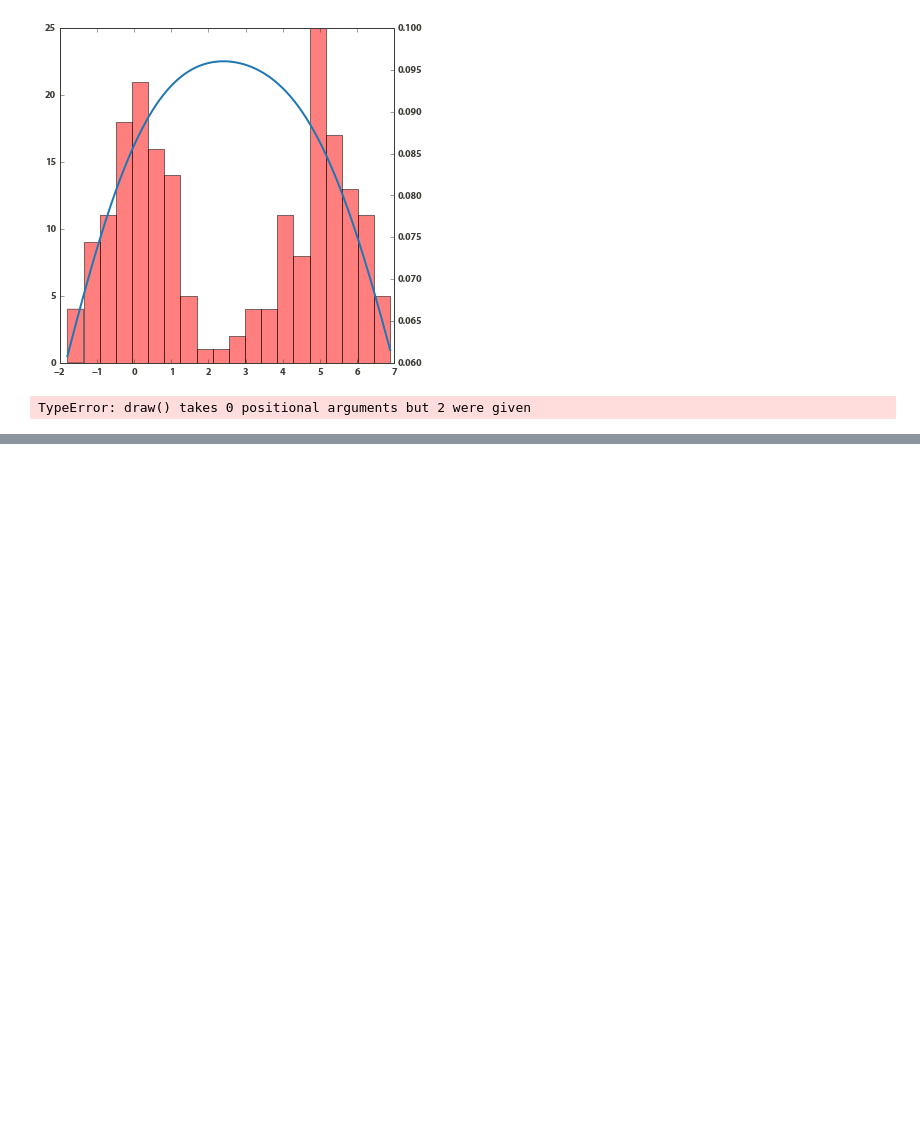
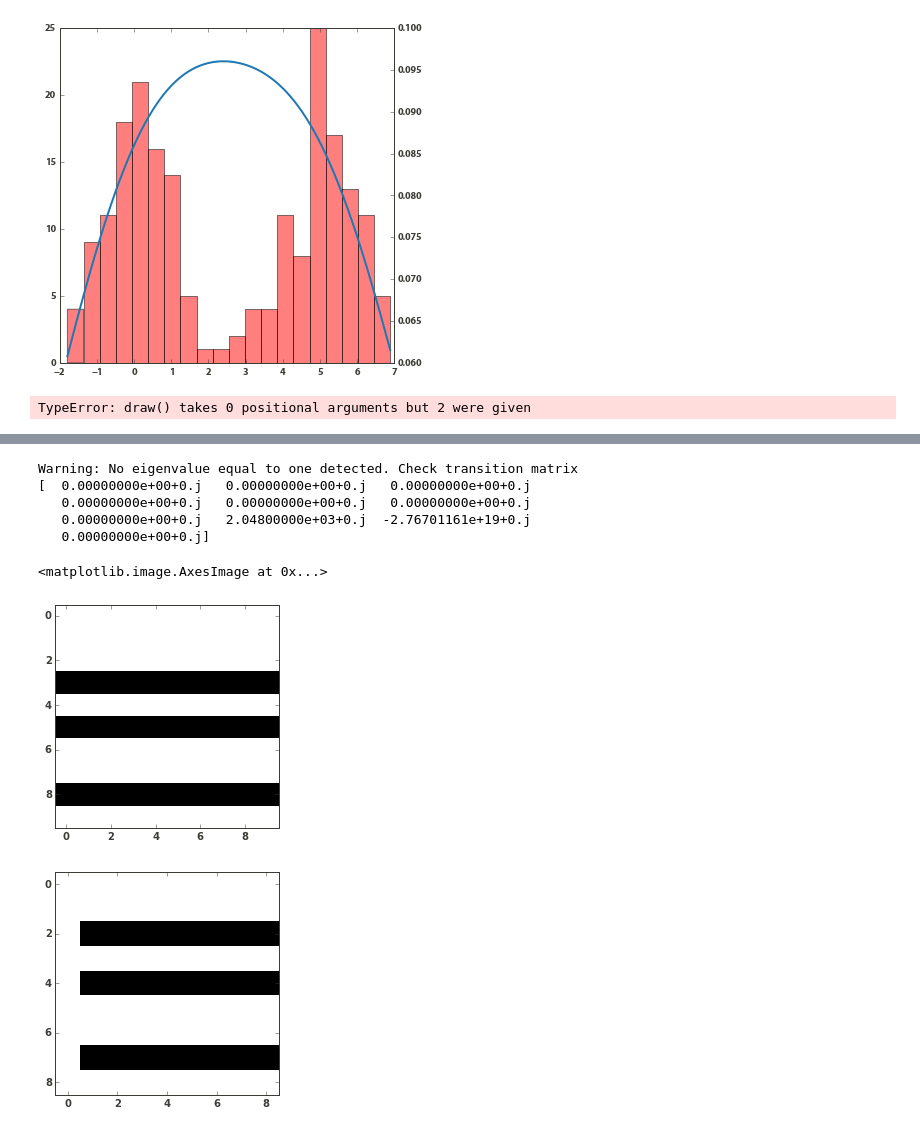
Before and after one commit to williamgilpin/netsim, a Jupyter notebook: simple_models.ipynb, the cells around one changed output, grey strips where cells are left out. Saved outputs shown, nothing was run; the diff lists cells and outputs as text; code cells hidden in the pictures; blank space fills up the shorter version.

Commit message:
new state merging function

```diff
--- a/simple_models.ipynb
+++ b/simple_models.ipynb
@@ -704,23 +538,0 @@ def renorm(inmat, k=2, its=1):
-# %%
-def merge_states(inmat, s_inds):
-
-    tmat = copy(inmat)
-    targ_ind = min(s_inds)
-
-    ss = getss(tmat)
-    weights = array([ss[index] for index in s_inds])
-    tot_weight = sum(weights)
-
-    (rows, cols) = (tmat[s_inds, :], tmat[:, s_inds])
-    new_col = sum(cols, axis=1)
-    tmat = delete(tmat, s_inds, axis=1)
-    tmat = insert(tmat, targ_ind, new_col, axis=1)
-
-
-
-#     new_row = array(weights[s_inds]).dot(tmat[s_inds])
-
-    return tmat
-
-print(adj)
-merge_states(adj,(0,1,2))
@@ -804,0 +563,17 @@ array([[ 1.,  1.,  1.,  1.,  1.,  1.,  1.,  1.,  1.,  1.],
+# %%
+
+loc = unravel_index(argmax(adj2), adj2.shape)
+
+figure()
+imshow(adj2)
+figure()
+imshow(merge_states(adj2,loc))
+# %% [output]
+Warning: No eigenvalue equal to one detected. Check transition matrix
+[  0.00000000e+00+0.j   0.00000000e+00+0.j   0.00000000e+00+0.j
+   0.00000000e+00+0.j   0.00000000e+00+0.j   0.00000000e+00+0.j
+   0.00000000e+00+0.j   2.04800000e+03+0.j  -2.76701161e+19+0.j
+   0.00000000e+00+0.j]
+<matplotlib.image.AxesImage at 0x...>
+[figure, added]
+[figure, added]
```
Also changed, not shown: parts of 19 cells of this notebook, 1 other file.
